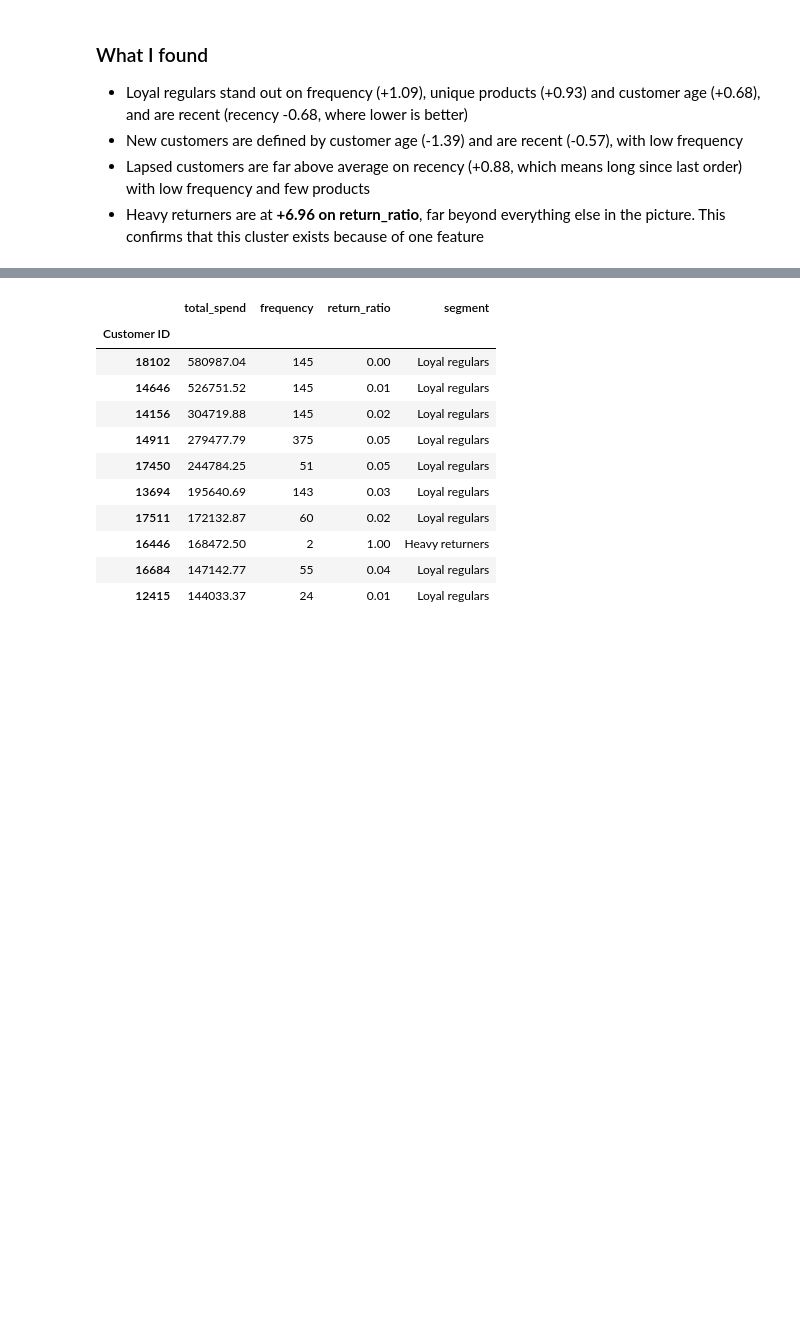
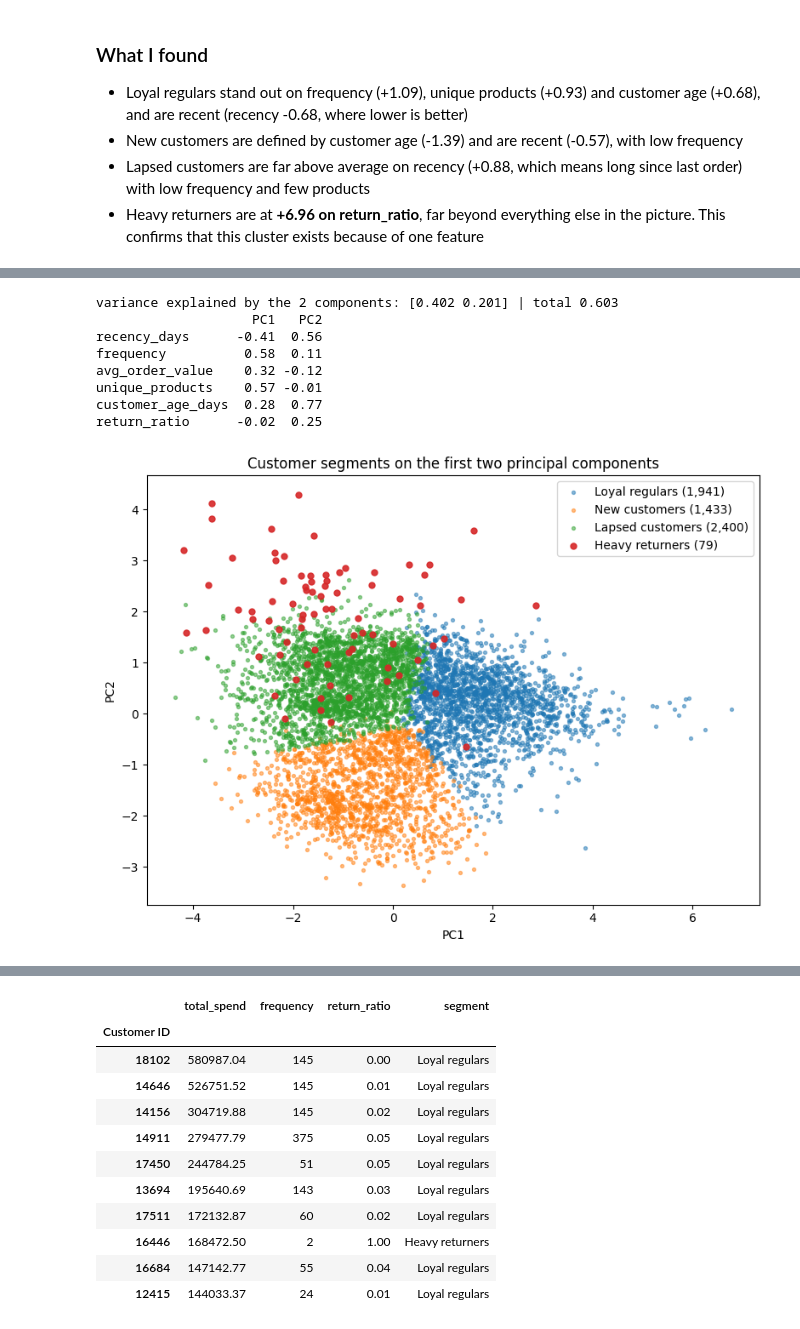
Before and after one commit to samyyy2311/Unsupervised_Learning, a Jupyter notebook: Unsupervised_Learning.ipynb, the cells around one changed output, grey strips where cells are left out. Drawn from its saved outputs; the diff is of its cells as text; code cells hidden in the pictures; blank space fills up the shorter version.

```diff
--- a/Unsupervised_Learning.ipynb
+++ b/Unsupervised_Learning.ipynb
@@ -1865,0 +1942,30 @@ plt.show()
+# %%
+from sklearn.decomposition import PCA
+
+# 2d projection of the 6 scaled features, only used for the picture
+pca = PCA(n_components=2, random_state=RANDOM_SEED)
+coords = pca.fit_transform(X)
+print('variance explained by the 2 components:', pca.explained_variance_ratio_.round(3), '| total', pca.explained_variance_ratio_.sum().round(3))
+print(pd.DataFrame(pca.components_.T, index=X.columns, columns=['PC1', 'PC2']).round(2))
+
+order = ['Loyal regulars', 'New customers', 'Lapsed customers', 'Heavy returners']
+plt.figure(figsize=(8, 6))
+for seg in order:
+    m = (profile['segment'] == seg).values
+    plt.scatter(coords[m, 0], coords[m, 1], s=8 if seg != 'Heavy returners' else 25, alpha=0.5 if seg != 'Heavy returners' else 0.9, label=f'{seg} ({m.sum():,})')
+plt.xlabel('PC1')
+plt.ylabel('PC2')
+plt.title('Customer segments on the first two principal components')
+plt.legend()
+plt.tight_layout()
+plt.show()
+# %% [output]
+variance explained by the 2 components: [0.402 0.201] | total 0.603
+                    PC1   PC2
+recency_days      -0.41  0.56
+frequency          0.58  0.11
+avg_order_value    0.32 -0.12
+unique_products    0.57 -0.01
+customer_age_days  0.28  0.77
+return_ratio      -0.02  0.25
+[figure, added]
```
Also changed, not shown: parts of 20 cells of this notebook.
